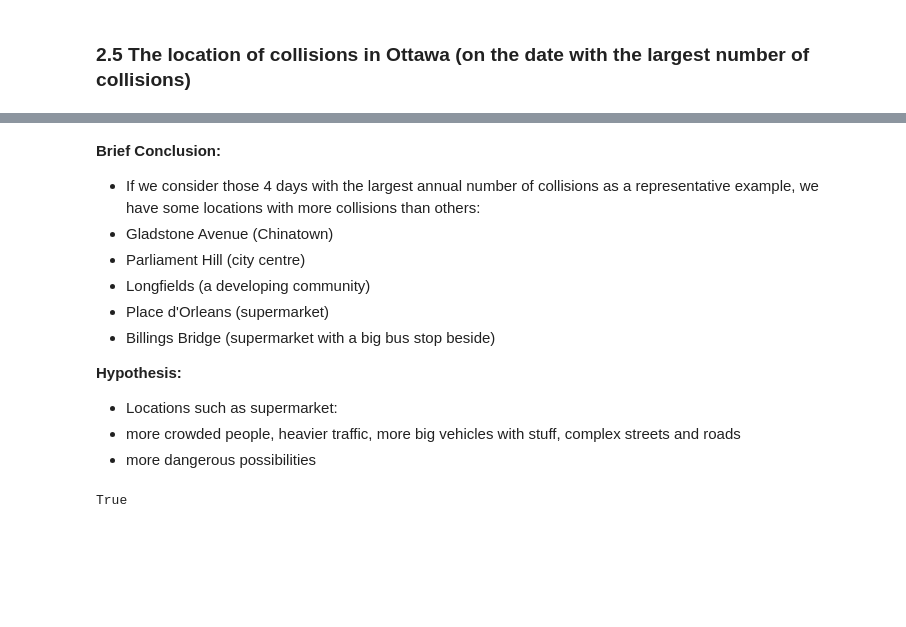
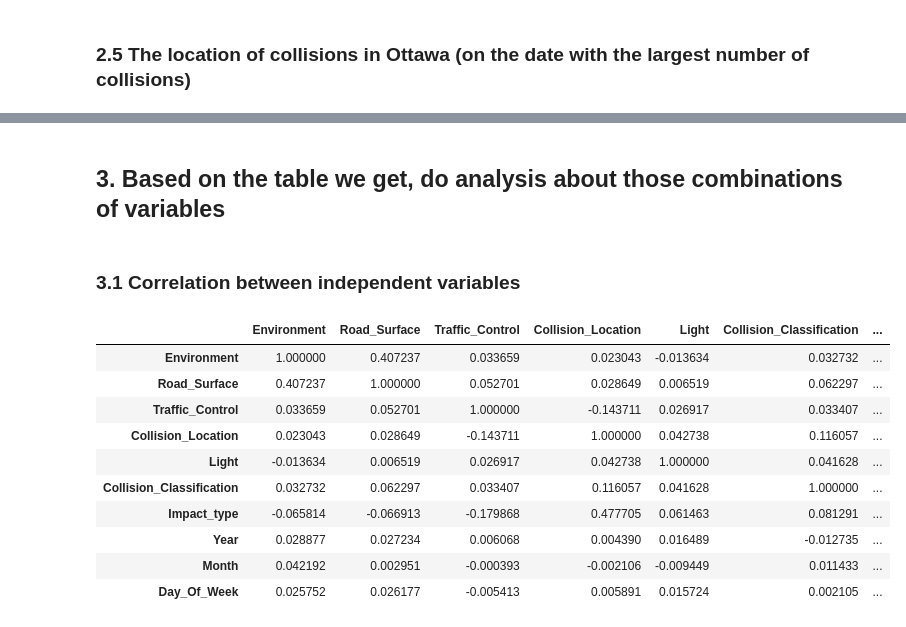
Before and after one commit to akiencore/collisionInOttawa2014to2017, a Jupyter notebook: HPIntegration_Analysis.ipynb, the cells around one changed output, grey strips where cells are left out. Drawn from its saved outputs; the diff is of its cells as text; code cells hidden in the pictures; blank space fills up the shorter version.

```diff
--- a/HPIntegration_Analysis.ipynb
+++ b/HPIntegration_Analysis.ipynb
@@ -573,20 +614,25 @@ for dt in [dayOf2014, dayOf2015, dayOf2016, dayOf2017]:
 [interactive output not drawn]
 2017/3/24:
 [interactive output not drawn]
-# %% [markdown]
-**Brief Conclusion:**
-* If we consider those 4 days with the largest annual number of collisions as a representative example, we have some locations with more collisions than others:
-* Gladstone Avenue (Chinatown)
-* Parliament Hill (city centre)
-* Longfields (a developing community)
-* Place d'Orleans (supermarket)
-* Billings Bridge (supermarket with a big bus stop beside)
-
-**Hypothesis:**
-* Locations such as supermarket:
-* more crowded people, heavier traffic, more big vehicles with stuff, complex streets and roads
-* more dangerous possibilities
-# %%
-dt in [dayOf2014, dayOf2015, dayOf2016, dayOf2017]
-# %% [output]
-True
+# %% [markdown]
+## 3. Based on the table we get, do analysis about those combinations of variables
+# %% [markdown]
+### 3.1 Correlation between independent variables
+# %%
+df_vars = df_csv1417[['Environment', 'Road_Surface', 'Traffic_Control', 'Collision_Location',
+                      'Light', 'Collision_Classification', 'Impact_type', 'Year', 'Month', 'Day_Of_Week']]
+
+df_corr = df_vars.apply(lambda x : pd.factorize(x)[0]).corr(method='pearson', min_periods=1)
+df_corr
+# %% [output]
+|  | Environment | Road_Surface | Traffic_Control | Collision_Location | Light | Collision_Classification | ... |
+| Environment | 1.000000 | 0.407237 | 0.033659 | 0.023043 | -0.013634 | 0.032732 | ... |
+| Road_Surface | 0.407237 | 1.000000 | 0.052701 | 0.028649 | 0.006519 | 0.062297 | ... |
+| Traffic_Control | 0.033659 | 0.052701 | 1.000000 | -0.143711 | 0.026917 | 0.033407 | ... |
+| Collision_Location | 0.023043 | 0.028649 | -0.143711 | 1.000000 | 0.042738 | 0.116057 | ... |
+| Light | -0.013634 | 0.006519 | 0.026917 | 0.042738 | 1.000000 | 0.041628 | ... |
+| Collision_Classification | 0.032732 | 0.062297 | 0.033407 | 0.116057 | 0.041628 | 1.000000 | ... |
+| Impact_type | -0.065814 | -0.066913 | -0.179868 | 0.477705 | 0.061463 | 0.081291 | ... |
+| Year | 0.028877 | 0.027234 | 0.006068 | 0.004390 | 0.016489 | -0.012735 | ... |
+| Month | 0.042192 | 0.002951 | -0.000393 | -0.002106 | -0.009449 | 0.011433 | ... |
+| Day_Of_Week | 0.025752 | 0.026177 | -0.005413 | 0.005891 | 0.015724 | 0.002105 | ... |
```
Also changed, not shown: parts of 12 cells of this notebook.
